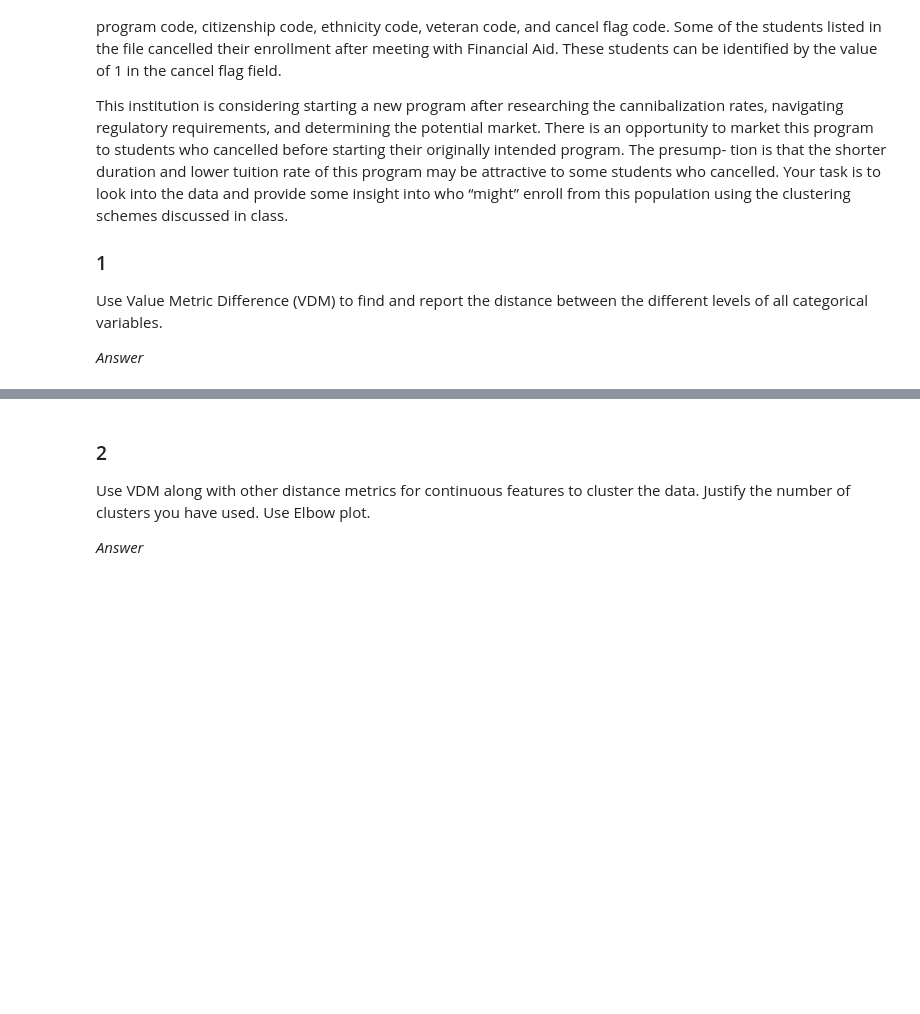
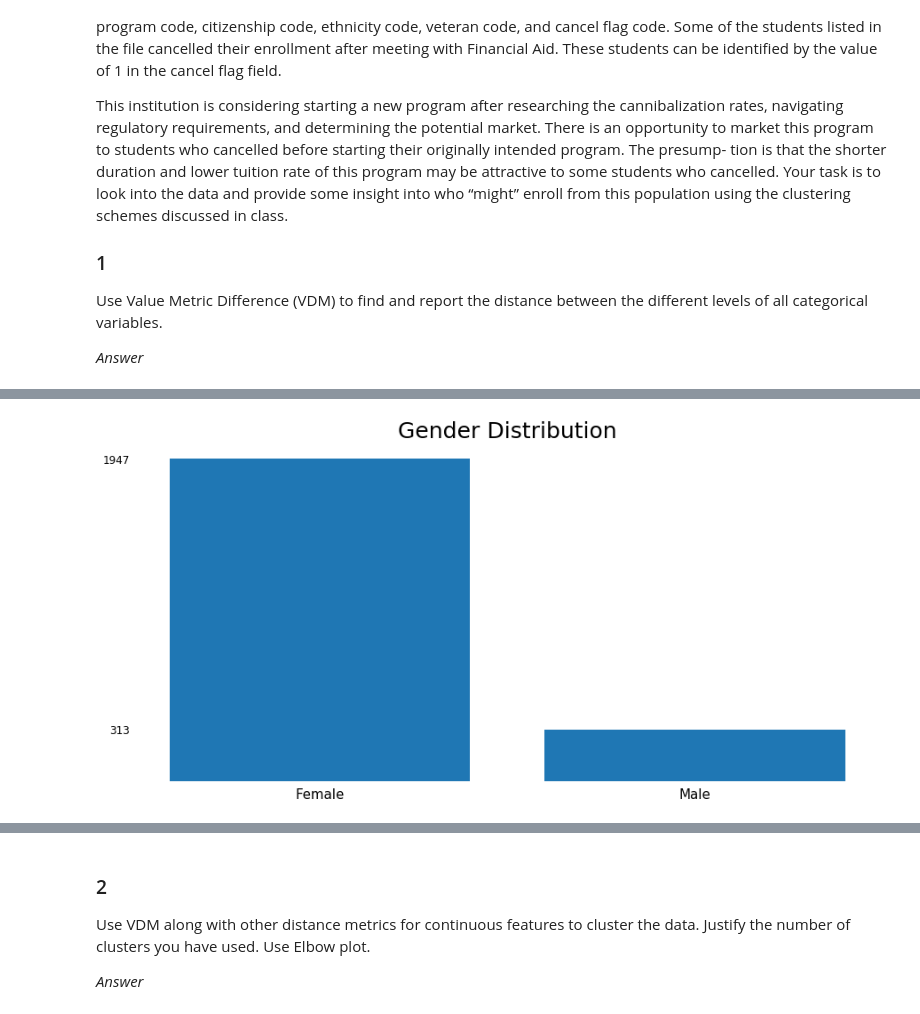
Before and after one commit to edalrami/machine-learning-hw3, a Jupyter notebook: MachineLearningHW3.ipynb, the cells around one changed output, grey strips where cells are left out. Drawn from its saved outputs; the diff is of its cells as text; code cells hidden in the pictures; blank space fills up the shorter version.

```diff
--- a/MachineLearningHW3.ipynb
+++ b/MachineLearningHW3.ipynb
@@ -146,3 +256,8 @@ Your task is to look into the data and provide some insight into who “might”
 Use Value Metric Difference (VDM) to find and report the distance between the different levels of all categorical variables.
 
 *Answer*
+# %%
+df = pd.read_csv(
+    filepath_or_buffer='stuFile.csv',
+    index_col=0)
+df
@@ -148,0 +283,22 @@ Use Value Metric Difference (VDM) to find and report the distance between the di
+# %%
+fig, ax = plt.subplots(figsize=(15,7))
+plt.bar([1,2], list(df.SexCode.value_counts()))
+plt.title('Gender Distribution', fontsize=25)
+ax.spines['right'].set_visible(False)
+ax.spines['top'].set_visible(False)
+ax.spines['bottom'].set_visible(False)
+ax.spines['left'].set_visible(False)
+ax.tick_params(bottom=False, left=False)
+fig.canvas.draw()
+plt.yticks(
+    list(df.SexCode.value_counts()),
+    [str(amt) for amt in list(df.SexCode.value_counts())],
+    fontsize=12)
+plt.xticks(
+    [1, 2],
+    ['Female', 'Male'],
+    fontsize=15
+)
+plt.show()
+# %% [output]
+[figure, added]
```
Also changed, not shown: parts of 20 cells of this notebook.
